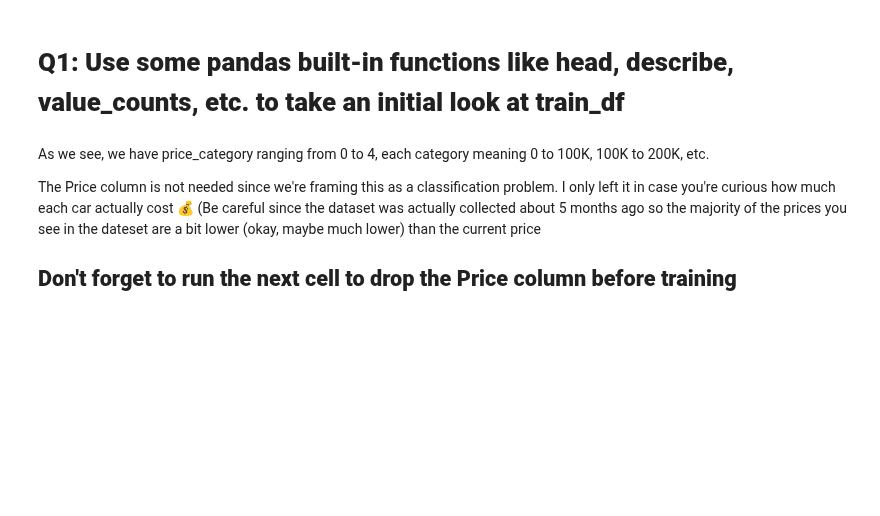
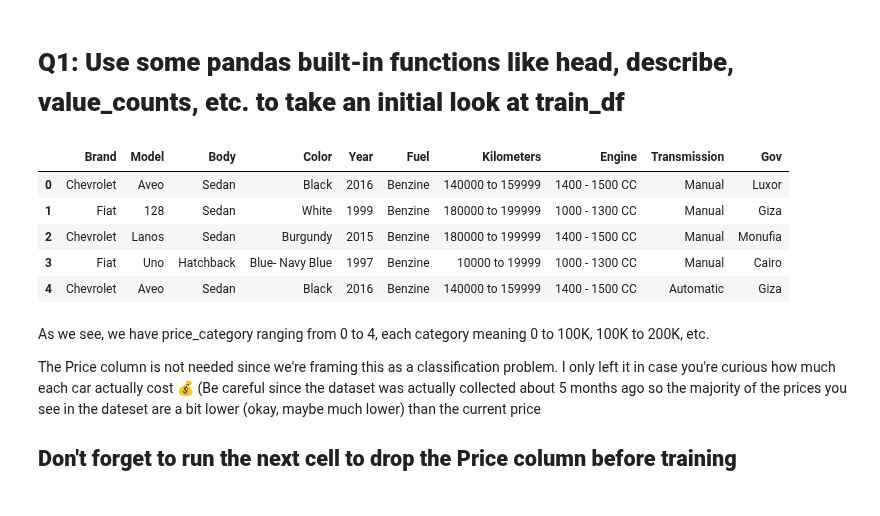
Before and after one commit to mostaf7583/IEEE-tasks, a Jupyter notebook: IEEE_Session_3_Task.ipynb, the cells around one changed output. Drawn from its saved outputs; the diff is of its cells as text; code cells hidden in the pictures; blank space fills up the shorter version.

```diff
--- a/IEEE_Session_3_Task.ipynb
+++ b/IEEE_Session_3_Task.ipynb
@@ -60,6 +76,15 @@ test_df = test_df.drop('id', axis=1)
 # Let's have a quick look at the dataset
 # %% [markdown]
 <h1><b>Q1: Use some pandas built-in functions like head, describe, value_counts, etc. to take an initial look at train_df</b></h1>
+# %%
+test_df.head()
+# %% [output]
+|  | Brand | Model | Body | Color | Year | Fuel | Kilometers | Engine | Transmission | Gov |
+| 0 | Chevrolet | Aveo | Sedan | Black | 2016 | Benzine | 140000 to 159999 | 1400 - 1500 CC | Manual | Luxor |
+| 1 | Fiat | 128 | Sedan | White | 1999 | Benzine | 180000 to 199999 | 1000 - 1300 CC | Manual | Giza |
+| 2 | Chevrolet | Lanos | Sedan | Burgundy | 2015 | Benzine | 180000 to 199999 | 1400 - 1500 CC | Manual | Monufia |
+| 3 | Fiat | Uno | Hatchback | Blue- Navy Blue | 1997 | Benzine | 10000 to 19999 | 1000 - 1300 CC | Manual | Cairo |
+| 4 | Chevrolet | Aveo | Sedan | Black | 2016 | Benzine | 140000 to 159999 | 1400 - 1500 CC | Automatic | Giza |
 # %% [markdown]
 As we see, we have price_category ranging from 0 to 4, each category meaning 0 to 100K, 100K to 200K, etc.
 
```
Also changed, not shown: parts of 13 cells of this notebook, 4 other files.
